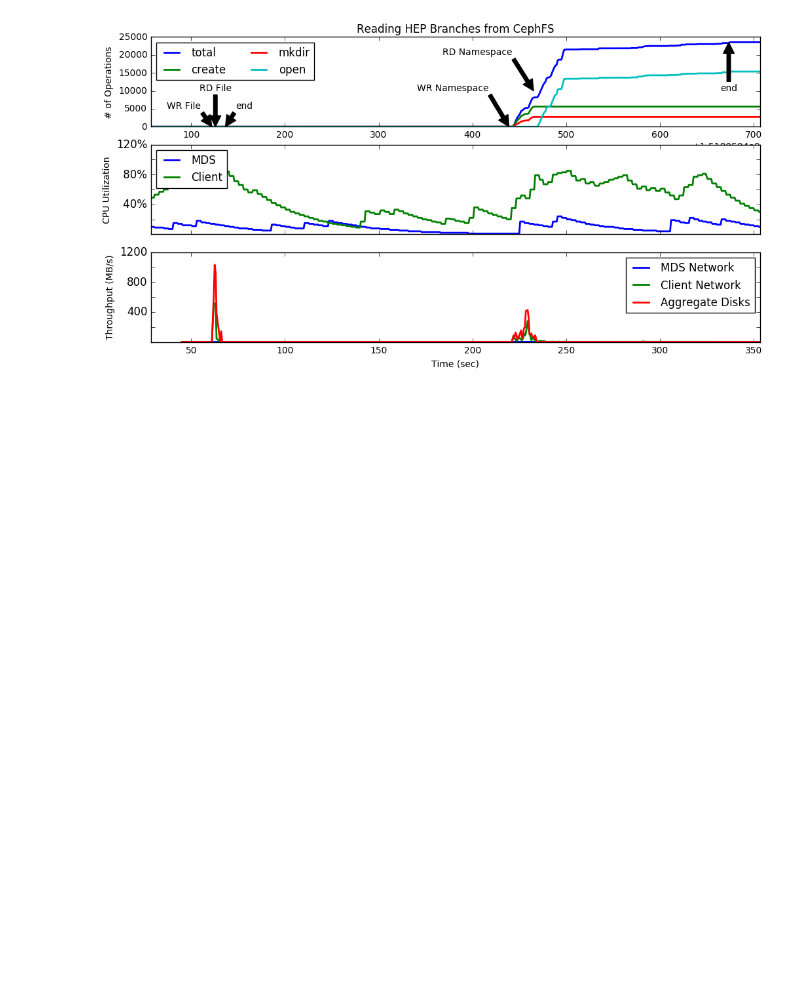
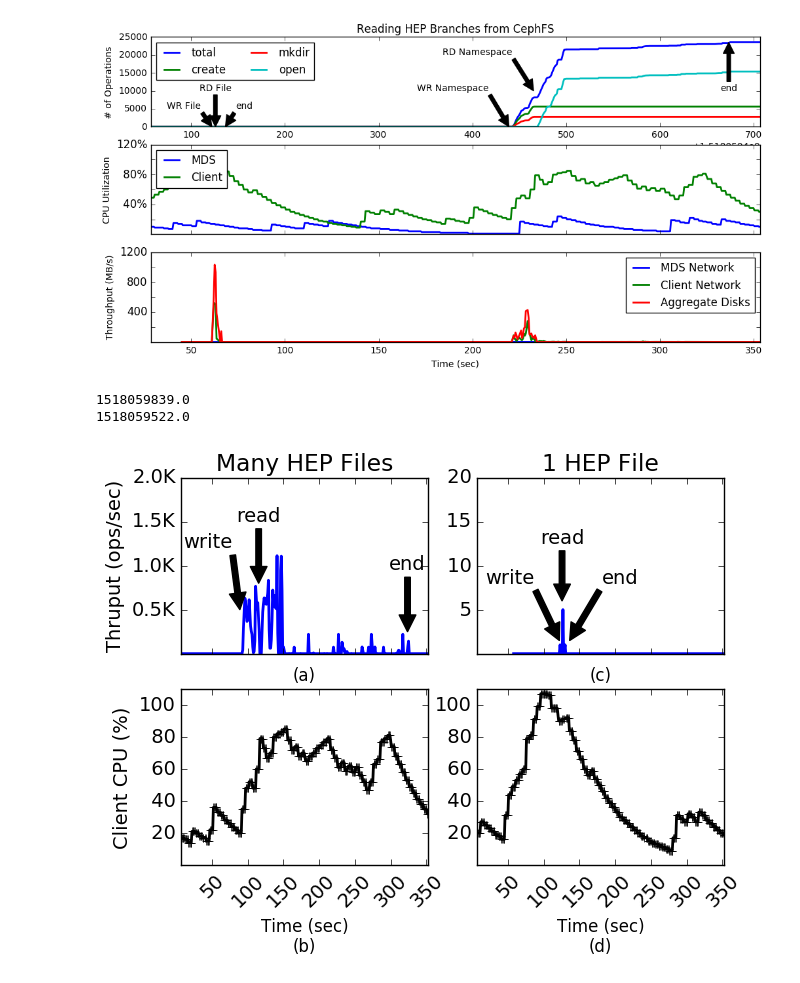
Before and after one commit to michaelsevilla/paulocto-popper, a Jupyter notebook: pipelines/hep/visualize/viz-rsrc.ipynb, the cells around one changed output. Drawn from its saved outputs; the diff is of its cells as text; code cells hidden in the pictures; blank space fills up the shorter version.

```diff
--- a/pipelines/hep/visualize/viz-rsrc.ipynb
+++ b/pipelines/hep/visualize/viz-rsrc.ipynb
@@ -181,3 +181,77 @@ plt.savefig('rdwr_branches_trace.png', dpi=300, bbox_inches='tight')
 1518059522.0
 1518059839.0
 [figure]
+# %%
+args = {'x': 'Time (sec)', 'lw': 2}
+font = {'size'   : 14}; matplotlib.rc('font', **font)
+fig, ax = plt.subplots(2, 2, figsize=(7, 5))#2.6))
+
+df = read_timeseries('handle_client_request', 'total')
+for req in ['create', 'mkdir', 'open']:
+    df = pd.merge(df, read_timeseries('req_'+req, req), on='Time (sec)')
+df['total_tput'] = df['total'] - df['total'].shift(1)
+
+df_util = read_timeseries('avg1', 'MDS')
+df_util = pd.merge(df_util, read_timeseries('node-0-avg1', 'client'), on='Time (sec)')
+
+START = 1518059457 + 350 - 50
+END   = 1518059457 + 645 #550
+a = ax[0][0]; a.set_title("Many HEP Files")
+df.plot(ax=a, y=['total_tput'], **args)
+a.set_xlabel("(a)", fontsize=12); a.set_xticklabels([], rotate=45)
+a.set_xlim(START, END)
+a.set_ylim(0, 2000)
+labels = ['{:3.1f}K'.format(y/1000) for y in a.get_yticks()]; labels[0] = ""
+a.set_yticklabels(labels)
+a.legend().remove()
+a.set_ylabel("Thruput (ops/sec)");
+
+a = ax[1][0]
+df_util.plot(ax=a, y=['client'], color='black', marker='+', **args)
+a.set_xlim(START, END)
+a.set_yticklabels(trim(1, ['{:3.0f}'.format(y*100) for y in a.get_yticks()]))
+a.set_xlabel("Time (sec)\n(b)", fontsize=12); a.set_xticklabels(range(0, 400, 50), fontsize=14, rotation=45)
+a.set_ylabel("Client CPU (%)"); a.set_ylim(0, 1.1)
+a.legend().remove()
+
+START = 1518059457 - 50
+END   = 1518059457 + 295
+a = ax[0][1]; a.set_title("1 HEP File")
+df.plot(ax=a, y=['total_tput'], **args)
+a.set_xlabel("(c)", fontsize=12); a.set_xticklabels([])
+a.set_xlim(START, END)
+a.set_ylim(0, 20)
+labels = ['{:3.0f}'.format(y) for y in a.get_yticks()]; labels[0] = ""
+a.set_yticklabels(labels)
+a.legend().remove()
+
+a = ax[1][1]
+df_util.plot(ax=a, y=['client'], color='black', marker='+', **args)
+a.set_xlim(START, END)
+a.set_yticklabels(trim(1, ['{:3.0f}'.format(y*100) for y in a.get_yticks()]))
+a.set_xlabel("Time (sec)\n(d)", fontsize=12); a.set_xticklabels(range(0, 400, 50), fontsize=14, rotation=45)
+a.set_ylim(0, 1.1)
+a.legend().remove()
+
+##### Add the arrows
+args = {'ha'   : 'center', 'arrowprops': dict(facecolor='black')}
+a = ax[0][0]
+start = plot_phases(a, 'fpb_cephfs', 'write', y0=500, y1=1200, xshift=-45)
+end   = start + runtimes['write_fpb_cephfs']
+a.annotate('read', xy=(end, 800), xytext=(end, 1500), **args)
+end   = end + runtimes['read_fpb_cephfs']
+a.annotate('end', xy=(end, 250), xytext=(end, 950), **args)
+
+a = ax[0][1]
+runtimes = parse(DIR)
+start = plot_phases(a, 'cephfs', 'write', y0=1.5, y1=8, xshift=-70)
+end   = start + runtimes['write_cephfs']
+a.annotate('read', xy=(end, 6), xytext=(end, 12.5), **args)
+end   = end + runtimes['read_cephfs']
+a.annotate('end', xy=(end, 1.5), xytext=(end+70, 8), **args)
+
+plt.savefig('../../../paper/figures/hep_problem.png', dpi=300, bbox_inches='tight')
+# %% [output]
+1518059839.0
+1518059522.0
+[figure, added]
```
Also changed, not shown: 12 other files.
